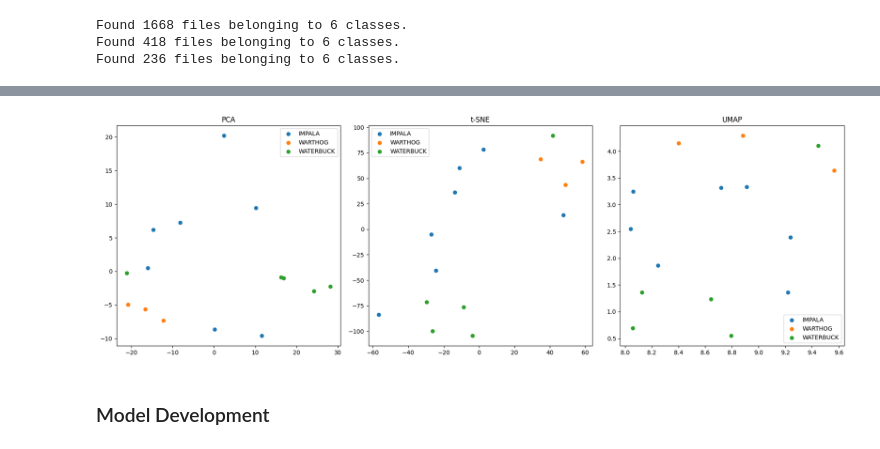
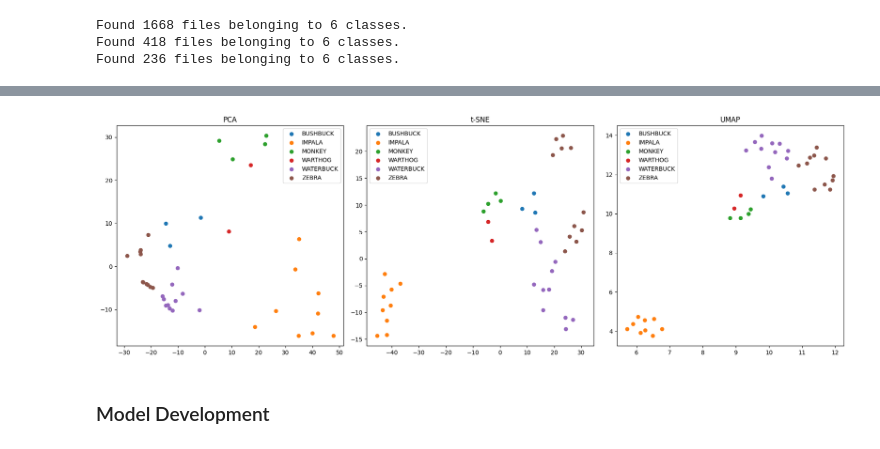
Before and after one commit to DeKUT-DSAIL/dsail-tech4wildlife, a Jupyter notebook: PART-2/camera_trap_tutorial.ipynb, the cells around one changed output, grey strips where cells are left out. Cells and saved outputs as stored; diff of their text form; code cells hidden in the pictures.

```diff
--- a/PART-2/camera_trap_tutorial.ipynb
+++ b/PART-2/camera_trap_tutorial.ipynb
@@ -79,28 +83,28 @@ test_images_path = 'test'
 train_tensors = tf.keras.preprocessing.image_dataset_from_directory(
                                                                     'train',
                                                                     image_size=(96, 96),
-                                                                    batch_size=6,
+                                                                    batch_size=9,
                                                                     shuffle=True
                                                                 )
 val_tensors = tf.keras.preprocessing.image_dataset_from_directory(
                                                                     'val',
                                                                     image_size=(96, 96),
-                                                                    batch_size=6
+                                                                    batch_size=9
                                                                 )
 test_tensors = tf.keras.preprocessing.image_dataset_from_directory(
                                                                     'test',
                                                                     image_size=(96, 96),
-                                                                    batch_size=6
+                                                                    batch_size=9
                                                                 )
 
 # extract the train images and labels
-train_images, train_labels = helper.extract_images_and_labels(train_tensors, normalize=True)
+train_images, train_labels = helper.extract_images_and_labels(train_tensors, normalize=True, categorical=True)
 
 # extract the validation images and labels
-val_images, val_labels = helper.extract_images_and_labels(val_tensors, normalize=True)
+val_images, val_labels = helper.extract_images_and_labels(val_tensors, normalize=True, categorical=True)
 
 # extract the test images and labels
-test_images, test_labels = helper.extract_images_and_labels(test_tensors, normalize=True)
+test_images, test_labels = helper.extract_images_and_labels(test_tensors, normalize=True, categorical=False)
 
 # Define the labels dictionary
 labels = {
@@ -111,11 +115,6 @@ labels = {
     4: 'WATERBUCK',
     5: 'ZEBRA'
 }
-
-# categeorical
-# train_labels = tf.keras.utils.to_categorical(train_labels, num_classes=6)
-# val_labels = tf.keras.utils.to_categorical(val_labels, num_classes=6)
-# test_labels = tf.keras.utils.to_categorical(test_labels, num_classes=6)
 # %% [output]
 Found 1668 files belonging to 6 classes.
 Found 418 files belonging to 6 classes.
@@ -132,6 +164,6 @@ helper.visualize_dimensionality_reduction(val_images, val_labels, labels)
 # %%
-helper.visualize_dimensionality_reduction(test_images, test_labels, labels, perplexity=5)
+helper.visualize_dimensionality_reduction(test_images, test_labels, labels)
 # %% [output]
-[figure, old version]
+[figure, new version]
 # %% [markdown]
 ### Model Development
```
Also changed, not shown: parts of 27 cells of this notebook, 9 other files.
